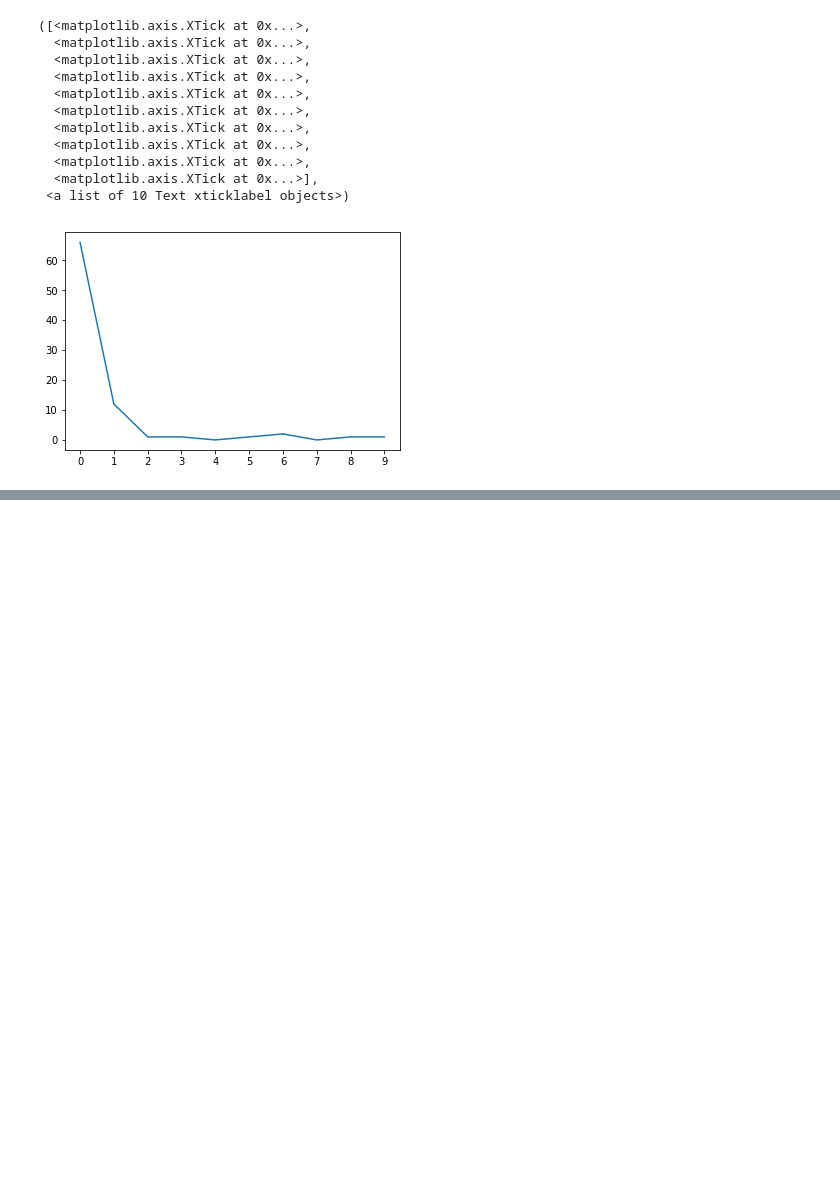
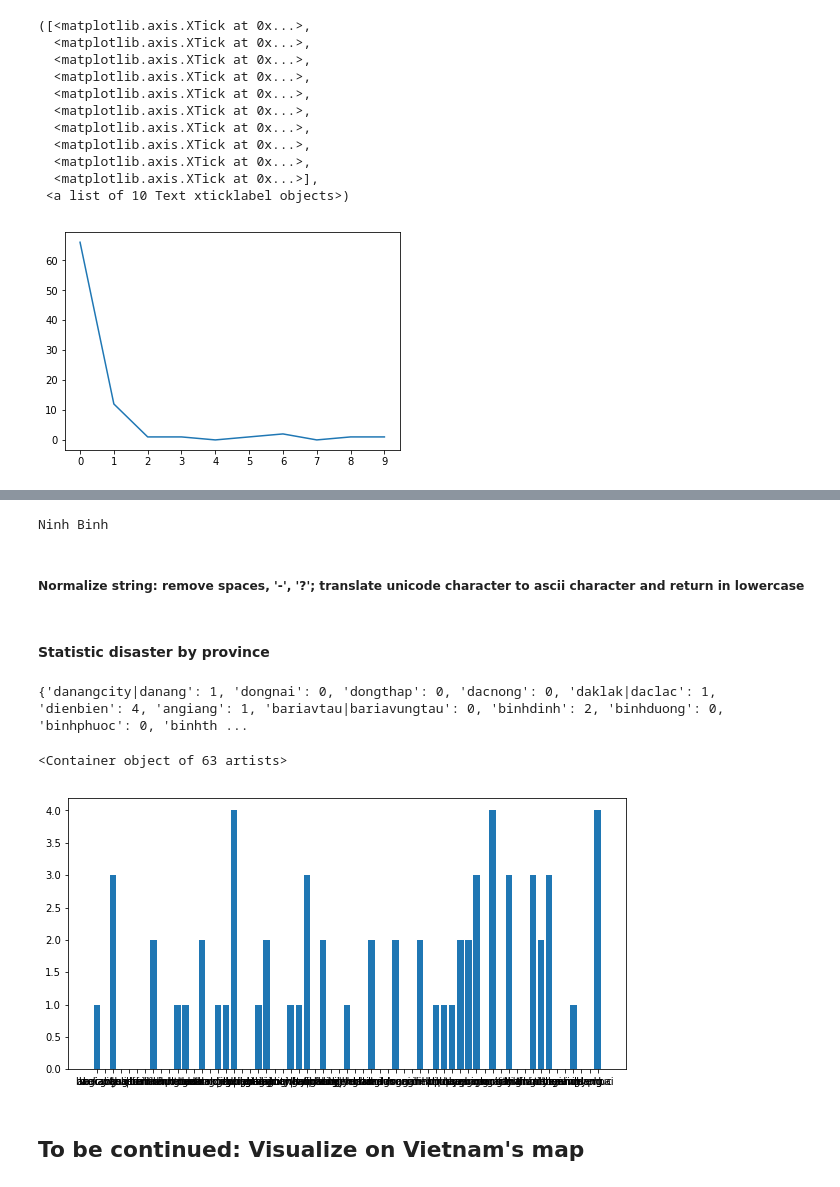
Before and after one commit to Hydroviet/Disaster-notebook, a Jupyter notebook: EMDAT_notebook.ipynb, the cells around one changed output, grey strips where cells are left out. Drawn from its saved outputs; the diff is of its cells as text; code cells hidden in the pictures; blank space fills up the shorter version.

Commit message:
Deal with space axis

```diff
--- a/EMDAT_notebook.ipynb
+++ b/EMDAT_notebook.ipynb
@@ -270,0 +315,5 @@ plt.xticks(np.arange(0,10,step=1))
+# %%
+list_province = vnShapefile['VARNAME_1'].tolist()
+print(list_province[41])
+# %% [output]
+Ninh Binh
@@ -270,0 +322,49 @@ plt.xticks(np.arange(0,10,step=1))
+# %% [markdown]
+##### Normalize string: remove spaces, '-', '?'; translate unicode character to ascii character and return in lowercase
+# %%
+def normalizeStr(str):
+    from unidecode import unidecode
+    str  = str.strip('\r\n')
+    norm_s = str.replace(' ', '')
+    norm_s = norm_s.replace('-', '')
+    norm_s = norm_s.replace('?', '')
+    if norm_s.find('(') >= 0: norm_s = norm_s[:norm_s.find('(')]
+    norm_s = unidecode(norm_s)
+    return norm_s.lower()
+# %%
+norm_list_province = []
+for province in list_province:
+    norm_list_province.append(normalizeStr(province))
+# %% [markdown]
+#### Statistic disaster by province
+# %%
+def statByProvince(data, yearStart, yearEnd):
+    cnt = dict(zip(norm_list_province, np.zeros(len(norm_list_province)).astype(int)))
+    for i in range(data.shape[0]):
+        line = data.iloc[i]
+        startDate = str2Date(line['Start date'])
+        year = startDate['year']
+        if (line['Country'] == 'Viet Nam' and year >= yearStart and year <= yearEnd):
+            s = line['Location'].replace(';', ',')
+            locations = s.split(',')
+            for i in range(len(locations)):
+                locations[i] = normalizeStr(locations[i])
+            for location in locations:
+                for key, value in cnt.items():
+                    if location in key or key in location:
+                        cnt[key] += 1
+    return cnt
+
+stat = statByProvince(floodVnDf, 2016, 2017)
+print()
+print(stat)
+# %% [output]
+{'danangcity|danang': 1, 'dongnai': 0, 'dongthap': 0, 'dacnong': 0, 'daklak|daclac': 1, 'dienbien': 4, 'angiang': 1, 'bariavtau|bariavungtau': 0, 'binhdinh': 2, 'binhduong': 0, 'binhphuoc': 0, 'binhth ...
+# %%
+plt.figure(figsize=(10,5))
+plt.bar(stat.keys(), stat.values())
+# %% [output]
+<Container object of 63 artists>
+[figure, added]
+# %% [markdown]
+## To be continued: Visualize on Vietnam's map
```
Also changed, not shown: parts of 6 cells of this notebook, 25 other files.
